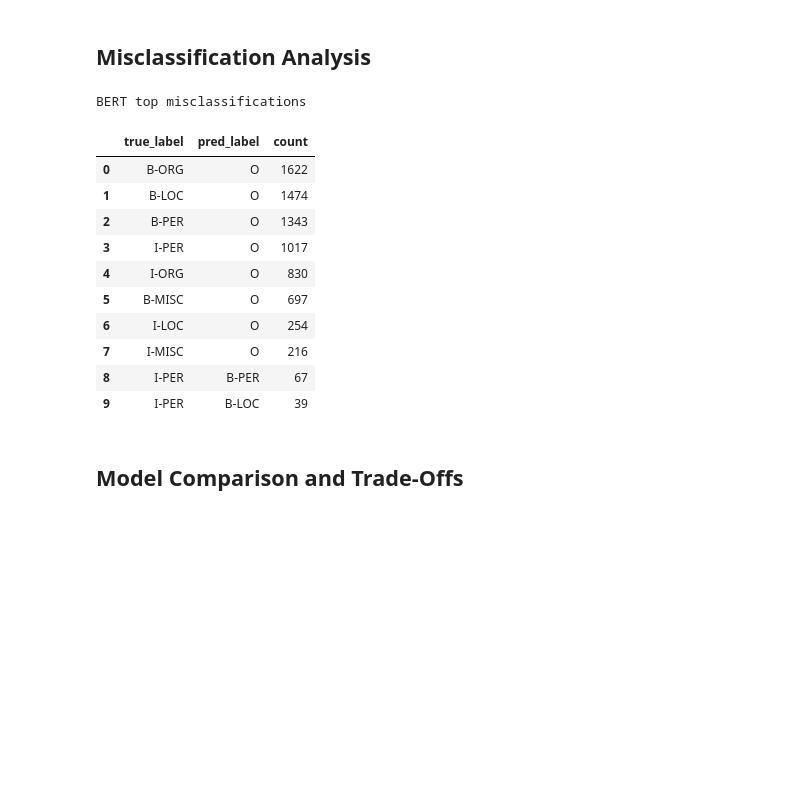
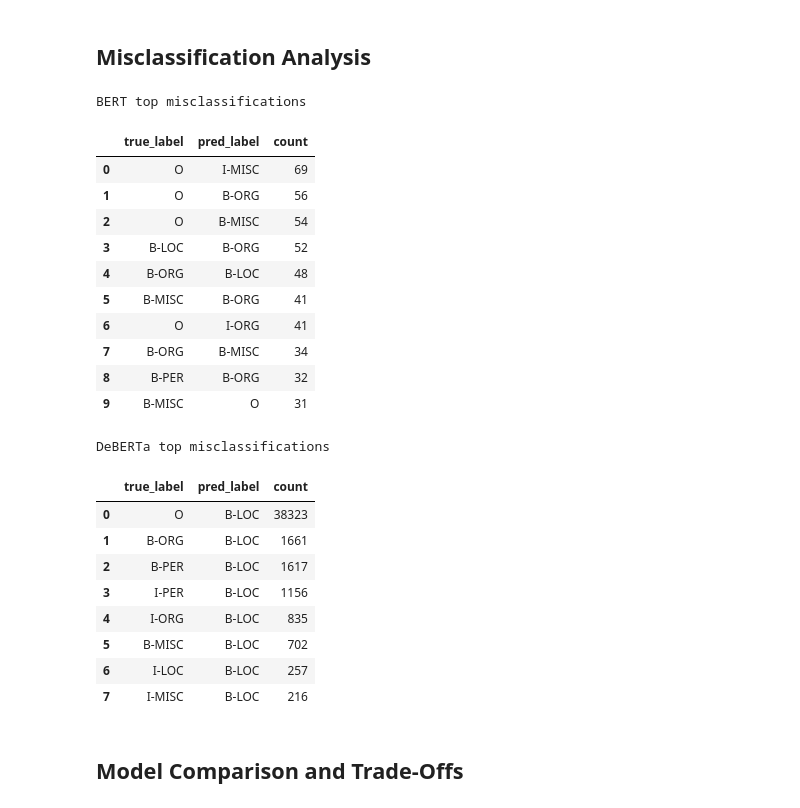
Before and after one commit to mhleethomas/Nat_Lang_Engr_Meth_Tools, a Jupyter notebook: Assignment3_NER_Transformer_Models/MingHsiangLee_Assignment3.ipynb, the cells around one changed output. Saved outputs shown, nothing was run; the diff lists cells and outputs as text; code cells hidden in the pictures; blank space fills up the shorter version.

```diff
--- a/Assignment3_NER_Transformer_Models/MingHsiangLee_Assignment3.ipynb
+++ b/Assignment3_NER_Transformer_Models/MingHsiangLee_Assignment3.ipynb
@@ -19,0 +24,17 @@ Install dependencies if needed (uncomment when running in a fresh environment).
+# %%
+# =======================
+# CONFIGURATION TOGGLES
+# =======================
+
+# Data: Set to None for full training (14,041 sentences), or specify a number for quick testing
+MVP_TRAIN_LIMIT = None  # Uncomment for full dataset
+
+# Training: Epochs to run
+NUM_EPOCHS = 5  # Uncomment for full training
+
+# Display configuration
+print(f"Configuration:")
+print(f"  Training limit: {MVP_TRAIN_LIMIT if MVP_TRAIN_LIMIT else 'Full dataset'}")
+print(f"  Epochs: {NUM_EPOCHS}")
+print(f"  Recommended for GPU: MVP_TRAIN_LIMIT=None, NUM_EPOCHS=5")
+print(f"  Recommended for CPU quick test: MVP_TRAIN_LIMIT=2000, NUM_EPOCHS=2")
@@ -271,7 +314,7 @@ TRAIN_CFG = {
     "learning_rate": 2e-5,
     "batch_size": 16,
     "grad_accum_steps": 2,
-    "num_epochs": 2,  # MVP: reduced from 5 for quick test
+    "num_epochs": NUM_EPOCHS,  # Configured in top cell
     "warmup_steps": 500,
     "max_grad_norm": 1.0,
     "early_stopping_patience": 3,
@@ -409,7 +452,6 @@ def fine_tune_model(model, tokenizer, model_name, train_sents, val_sents):
 # %% [markdown]
 ## Fine-Tune Models
 # %%
-# MVP: Train BERT only (skip DeBERTa due to performance on CPU)
 bert_model, bert_history = fine_tune_model(bert_model, bert_tokenizer, "bert", train_sents, val_sents)
-print("\n[MVP MODE] Skipping DeBERTa training. Run full version later with GPU for both models.")
+deberta_model, deberta_history = fine_tune_model(deberta_model, deberta_tokenizer, "deberta", train_sents, val_sents)
 # %% [output]
@@ -456,9 +508,8 @@ def evaluate_on_test(model, tokenizer, model_name, test_sents):
     return metrics
 
 
-# MVP: Evaluate BERT only
 bert_results = evaluate_on_test(bert_model, bert_tokenizer, "bert", test_sents)
-print("\n[MVP MODE] Skipping DeBERTa evaluation.")
+deberta_results = evaluate_on_test(deberta_model, deberta_tokenizer, "deberta", test_sents)
 # %% [output]
 BERT - Entity-level
               precision    recall  f1-score   support
@@ -514,34 +584,46 @@ plot_confusion_mtx(bert_results["true_seq"], bert_results["pred_seq"], "BERT")
 # %%
 def top_misclassifications(true_seq, pred_seq, top_k=10):
     counts = {}
     for t_seq, p_seq in zip(true_seq, pred_seq):
         for t, p in zip(t_seq, p_seq):
             if t != p:
                 counts[(t, p)] = counts.get((t, p), 0) + 1
 
     rows = [
         {"true_label": t, "pred_label": p, "count": c}
         for (t, p), c in sorted(counts.items(), key=lambda x: x[1], reverse=True)[:top_k]
     ]
     return pd.DataFrame(rows)
 
 
-# MVP: Show BERT misclassifications only
 print("BERT top misclassifications")
 display(top_misclassifications(bert_results["true_seq"], bert_results["pred_seq"]))
+
+print("DeBERTa top misclassifications")
+display(top_misclassifications(deberta_results["true_seq"], deberta_results["pred_seq"]))
 # %% [output]
 BERT top misclassifications
 |  | true_label | pred_label | count |
-| 0 | B-ORG | O | 1622 |
-| 1 | B-LOC | O | 1474 |
-| 2 | B-PER | O | 1343 |
-| 3 | I-PER | O | 1017 |
-| 4 | I-ORG | O | 830 |
-| 5 | B-MISC | O | 697 |
-| 6 | I-LOC | O | 254 |
-| 7 | I-MISC | O | 216 |
-| 8 | I-PER | B-PER | 67 |
-| 9 | I-PER | B-LOC | 39 |
+| 0 | O | I-MISC | 69 |
+| 1 | O | B-ORG | 56 |
+| 2 | O | B-MISC | 54 |
+| 3 | B-LOC | B-ORG | 52 |
+| 4 | B-ORG | B-LOC | 48 |
+| 5 | B-MISC | B-ORG | 41 |
+| 6 | O | I-ORG | 41 |
+| 7 | B-ORG | B-MISC | 34 |
+| 8 | B-PER | B-ORG | 32 |
+| 9 | B-MISC | O | 31 |
+DeBERTa top misclassifications
+|  | true_label | pred_label | count |
+| 0 | O | B-LOC | 38323 |
+| 1 | B-ORG | B-LOC | 1661 |
+| 2 | B-PER | B-LOC | 1617 |
+| 3 | I-PER | B-LOC | 1156 |
+| 4 | I-ORG | B-LOC | 835 |
+| 5 | B-MISC | B-LOC | 702 |
+| 6 | I-LOC | B-LOC | 257 |
+| 7 | I-MISC | B-LOC | 216 |
 # %% [markdown]
 ## Model Comparison and Trade-Offs
 # %%
```
Also changed, not shown: parts of 13 cells of this notebook, 1 other file.
